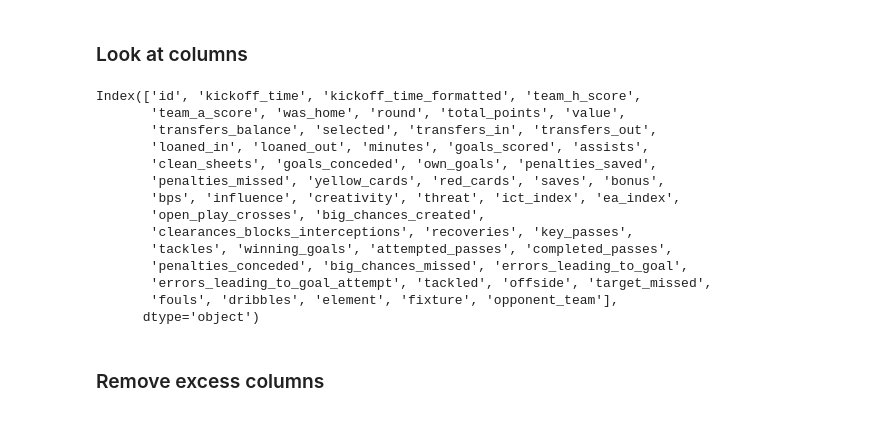
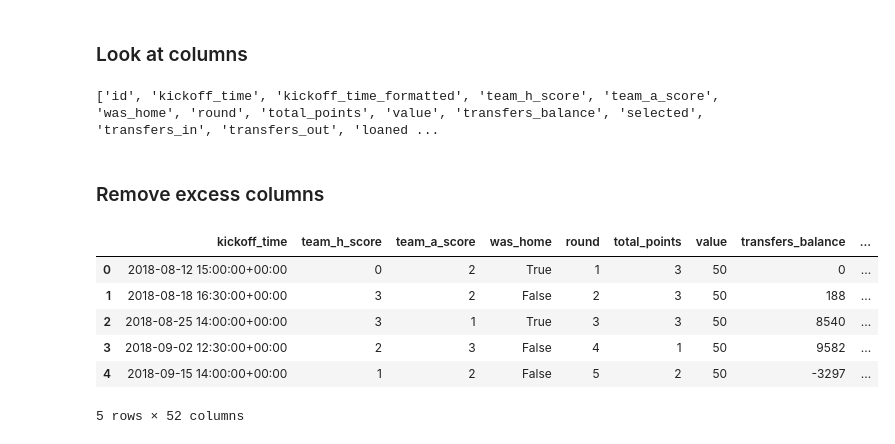
Before and after one commit to richardjdury/fpl, a Jupyter notebook: jupyter/preparing_data/FPL-ML-004-Preparing_Data.ipynb, the cells around one changed output. Saved outputs shown, nothing was run; the diff lists cells and outputs as text; code cells hidden in the pictures.

```diff
--- a/jupyter/preparing_data/FPL-ML-004-Preparing_Data.ipynb
+++ b/jupyter/preparing_data/FPL-ML-004-Preparing_Data.ipynb
@@ -311,22 +337,10 @@ print(player_performance.shape)
 (21790, 54)
 # %% [markdown]
 ### Look at columns
-# %%
-print(player_performance.columns)
-# %% [output]
-Index(['id', 'kickoff_time', 'kickoff_time_formatted', 'team_h_score',
-       'team_a_score', 'was_home', 'round', 'total_points', 'value',
-       'transfers_balance', 'selected', 'transfers_in', 'transfers_out',
-       'loaned_in', 'loaned_out', 'minutes', 'goals_scored', 'assists',
-       'clean_sheets', 'goals_conceded', 'own_goals', 'penalties_saved',
-       'penalties_missed', 'yellow_cards', 'red_cards', 'saves', 'bonus',
-       'bps', 'influence', 'creativity', 'threat', 'ict_index', 'ea_index',
-       'open_play_crosses', 'big_chances_created',
-       'clearances_blocks_interceptions', 'recoveries', 'key_passes',
-       'tackles', 'winning_goals', 'attempted_passes', 'completed_passes',
-       'penalties_conceded', 'big_chances_missed', 'errors_leading_to_goal',
-       'errors_leading_to_goal_attempt', 'tackled', 'offside', 'target_missed',
-       'fouls', 'dribbles', 'element', 'fixture', 'opponent_team'],
-      dtype='object')
+# %%
+col_names = list(player_performance.columns)
+print(col_names)
+# %% [output]
+['id', 'kickoff_time', 'kickoff_time_formatted', 'team_h_score', 'team_a_score', 'was_home', 'round', 'total_points', 'value', 'transfers_balance', 'selected', 'transfers_in', 'transfers_out', 'loaned ...
 # %% [markdown]
 ### Remove excess columns
@@ -336,0 +347,28 @@ player_performance_cleaned = player_performance_cleaned.rename({'element': 'id'}
+# %%
+player_performance_cleaned = player_performance.copy()
+
+# Remove excess columns
+player_performance_cleaned = player_performance_cleaned.drop(
+    columns=['id', 'kickoff_time_formatted'])
+
+# Rename element column to id
+player_performance_cleaned = player_performance_cleaned.rename(
+    columns={'element': 'id'})
+
+# Convert kickoff time to datetime
+player_performance_cleaned['kickoff_time'] = pd.to_datetime(
+    player_performance_cleaned['kickoff_time'], utc=True)
+
+# Sort rows first by player id, then by kickoff time
+player_performance_cleaned = player_performance_cleaned.sort_values(
+    by=['id', 'kickoff_time']).reset_index(drop=True)
+
+player_performance_cleaned.head()
+# %% [output]
+|  | kickoff_time | team_h_score | team_a_score | was_home | round | total_points | value | transfers_balance | ... |
+| 0 | 2018-08-12 15:00:00+00:00 | 0 | 2 | True | 1 | 3 | 50 | 0 | ... |
+| 1 | 2018-08-18 16:30:00+00:00 | 3 | 2 | False | 2 | 3 | 50 | 188 | ... |
+| 2 | 2018-08-25 14:00:00+00:00 | 3 | 1 | True | 3 | 3 | 50 | 8540 | ... |
+| 3 | 2018-09-02 12:30:00+00:00 | 2 | 3 | False | 4 | 1 | 50 | 9582 | ... |
+| 4 | 2018-09-15 14:00:00+00:00 | 1 | 2 | False | 5 | 2 | 50 | -3297 | ... |
+5 rows × 52 columns
```
Also changed, not shown: parts of 25 cells of this notebook, 10 other files.
